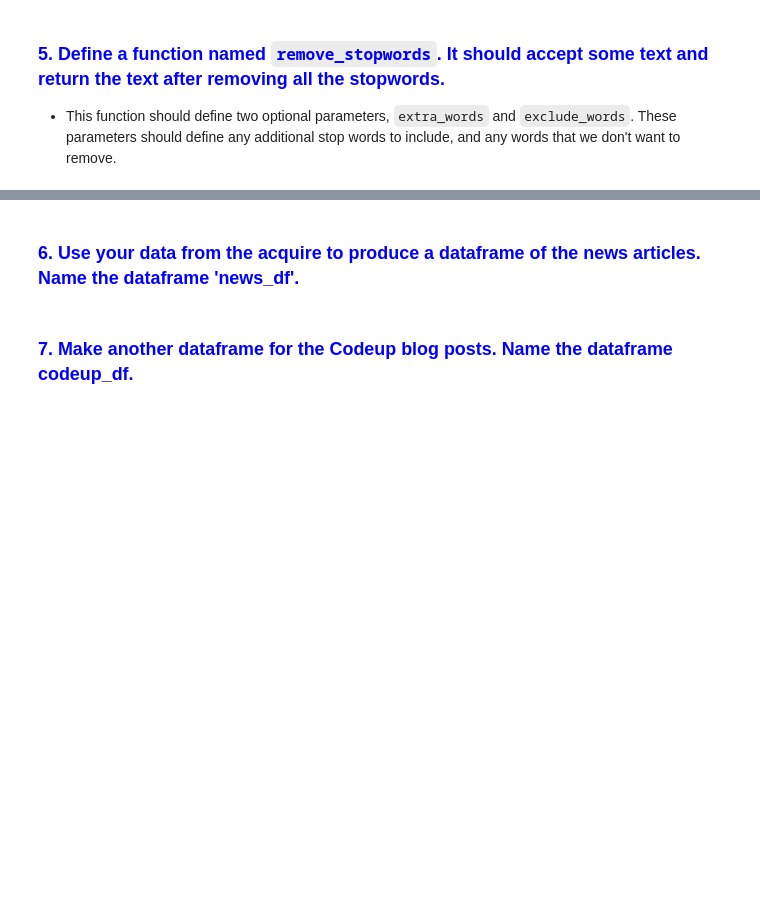
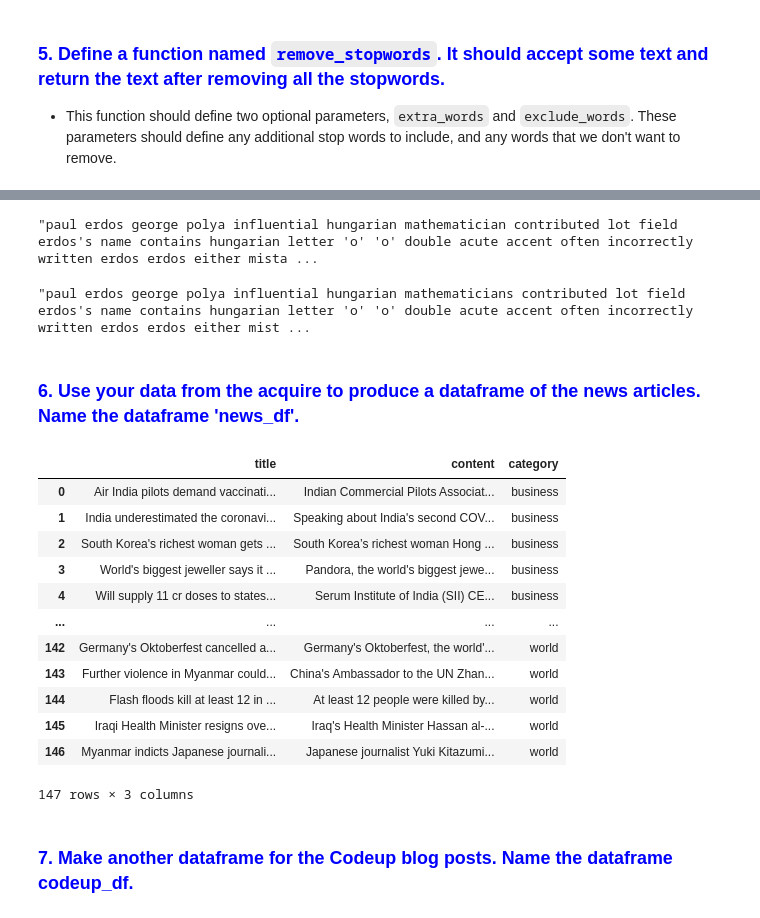
Before and after one commit to brandonjbryant/natural-language-processing-exercises, a Jupyter notebook: prepare.ipynb, the cells around one changed output, grey strips where cells are left out. Drawn from its saved outputs; the diff is of its cells as text; code cells hidden in the pictures; blank space fills up the shorter version.

```diff
--- a/prepare.ipynb
+++ b/prepare.ipynb
@@ -20,0 +268,7 @@ In this exercise we will be defining some functions to prepare textual data. The
+# %%
+# Join words in the list back into strings; assign to a variable to keep changes.
+
+article_without_stopwords = ' '.join(filtered_words)
+article_without_stopwords
+# %% [output]
+"paul erdos george polya influential hungarian mathematician contributed lot field erdos's name contains hungarian letter 'o' 'o' double acute accent often incorrectly written erdos erdos either mista ...
@@ -21,2 +301,6 @@ In this exercise we will be defining some functions to prepare textual data. The
+# %%
+remove_stopwords(article)
+# %% [output]
+"paul erdos george polya influential hungarian mathematicians contributed lot field erdos's name contains hungarian letter 'o' 'o' double acute accent often incorrectly written erdos erdos either mist ...
 # %% [markdown]
 ### <font color ="blue"> 6. Use your data from the acquire to produce a dataframe of the news articles. Name the dataframe 'news_df'.
@@ -23,2 +310,23 @@ In this exercise we will be defining some functions to prepare textual data. The
+# %%
+from requests import get
+from bs4 import BeautifulSoup
+import pandas as pd
+from acquire import get_all_news_articles,acquire_news_articles, get_blog_articles
+news_df = acquire_news_articles()
+news_df
+# %% [output]
+|  | title | content | category |
+| 0 | Air India pilots demand vaccinati... | Indian Commercial Pilots Associat... | business |
+| 1 | India underestimated the coronavi... | Speaking about India's second COV... | business |
+| 2 | South Korea's richest woman gets ... | South Korea’s richest woman Hong ... | business |
+| 3 | World's biggest jeweller says it ... | Pandora, the world's biggest jewe... | business |
+| 4 | Will supply 11 cr doses to states... | Serum Institute of India (SII) CE... | business |
+| ... | ... | ... | ... |
+| 142 | Germany's Oktoberfest cancelled a... | Germany's Oktoberfest, the world'... | world |
+| 143 | Further violence in Myanmar could... | China's Ambassador to the UN Zhan... | world |
+| 144 | Flash floods kill at least 12 in ... | At least 12 people were killed by... | world |
+| 145 | Iraqi Health Minister resigns ove... | Iraq's Health Minister Hassan al-... | world |
+| 146 | Myanmar indicts Japanese journali... | Japanese journalist Yuki Kitazumi... | world |
+147 rows × 3 columns
 # %% [markdown]
 ### <font color ="blue"> 7. Make another dataframe for the Codeup blog posts. Name the dataframe codeup_df.
```
Also changed, not shown: parts of 37 cells of this notebook.
